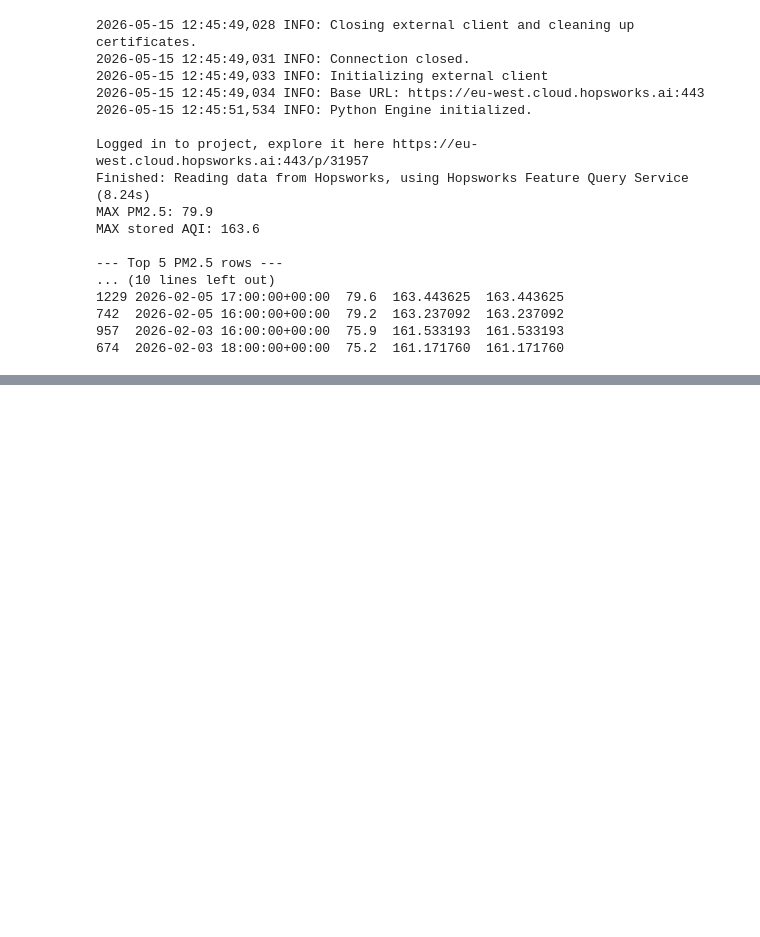
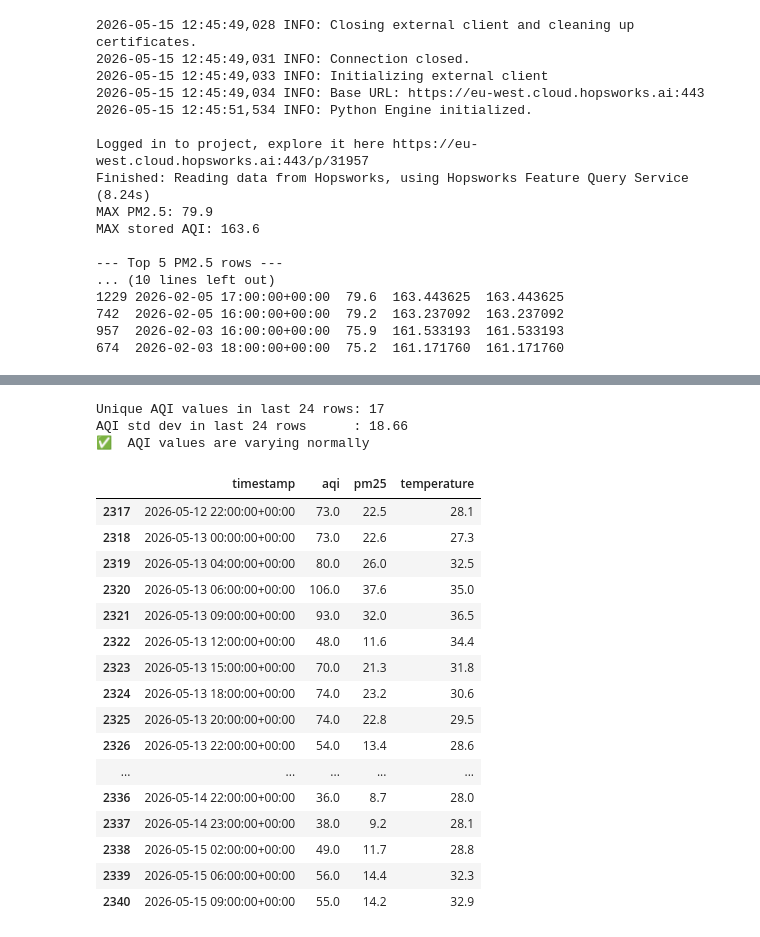
Before and after one commit to Hamza-asm/karachi-aqi-predictor, a Jupyter notebook: EDA.ipynb, the cells around one changed output, grey strips where cells are left out. Cells and saved outputs as stored; diff of their text form; code cells hidden in the pictures; blank space fills up the shorter version.

```diff
--- a/EDA.ipynb
+++ b/EDA.ipynb
@@ -176,0 +242,6 @@ MAX stored AQI: 163.6
+# %%
+# ── Check for gaps > 2 hours ──────────────────────────────────────────────────
+df["gap"] = df["timestamp"].diff()
+large_gaps = df[df["gap"] > pd.Timedelta(hours=2)][["timestamp", "gap"]]
+print(f"Gaps > 2 hours: {len(large_gaps)}")
+large_gaps.tail(10)
@@ -176,0 +261,34 @@ MAX stored AQI: 163.6
+# %%
+# ── Check if recent rows have same AQI (stuck/stale data) ─────────────────────
+recent = df.tail(24).copy()
+unique_aqi = recent["aqi"].nunique()
+print(f"Unique AQI values in last 24 rows: {unique_aqi}")
+print(f"AQI std dev in last 24 rows      : {recent['aqi'].std():.2f}")
+
+if unique_aqi <= 3:
+    print("⚠️  WARNING: Very few unique AQI values — data may be stuck/repeating")
+else:
+    print("✅  AQI values are varying normally")
+
+recent[["timestamp", "aqi", "pm25", "temperature"]].tail(24)
+# %% [output]
+Unique AQI values in last 24 rows: 17
+AQI std dev in last 24 rows      : 18.66
+✅  AQI values are varying normally
+|  | timestamp | aqi | pm25 | temperature |
+| 2317 | 2026-05-12 22:00:00+00:00 | 73.0 | 22.5 | 28.1 |
+| 2318 | 2026-05-13 00:00:00+00:00 | 73.0 | 22.6 | 27.3 |
+| 2319 | 2026-05-13 04:00:00+00:00 | 80.0 | 26.0 | 32.5 |
+| 2320 | 2026-05-13 06:00:00+00:00 | 106.0 | 37.6 | 35.0 |
+| 2321 | 2026-05-13 09:00:00+00:00 | 93.0 | 32.0 | 36.5 |
+| 2322 | 2026-05-13 12:00:00+00:00 | 48.0 | 11.6 | 34.4 |
+| 2323 | 2026-05-13 15:00:00+00:00 | 70.0 | 21.3 | 31.8 |
+| 2324 | 2026-05-13 18:00:00+00:00 | 74.0 | 23.2 | 30.6 |
+| 2325 | 2026-05-13 20:00:00+00:00 | 74.0 | 22.8 | 29.5 |
+| 2326 | 2026-05-13 22:00:00+00:00 | 54.0 | 13.4 | 28.6 |
+| ... | ... | ... | ... | ... |
+| 2336 | 2026-05-14 22:00:00+00:00 | 36.0 | 8.7 | 28.0 |
+| 2337 | 2026-05-14 23:00:00+00:00 | 38.0 | 9.2 | 28.1 |
+| 2338 | 2026-05-15 02:00:00+00:00 | 49.0 | 11.7 | 28.8 |
+| 2339 | 2026-05-15 06:00:00+00:00 | 56.0 | 14.4 | 32.3 |
+| 2340 | 2026-05-15 09:00:00+00:00 | 55.0 | 14.2 | 32.9 |
```
Also changed, not shown: parts of 6 cells of this notebook.
